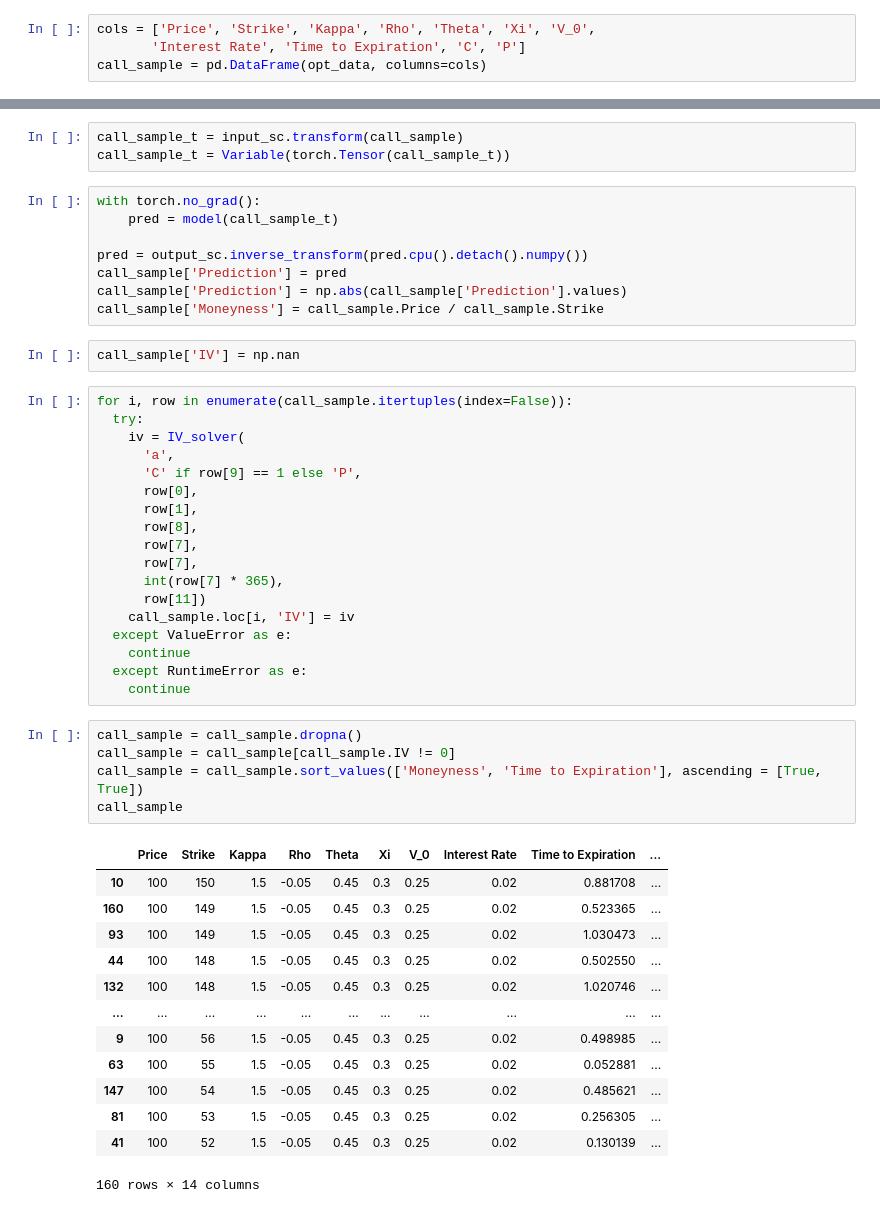
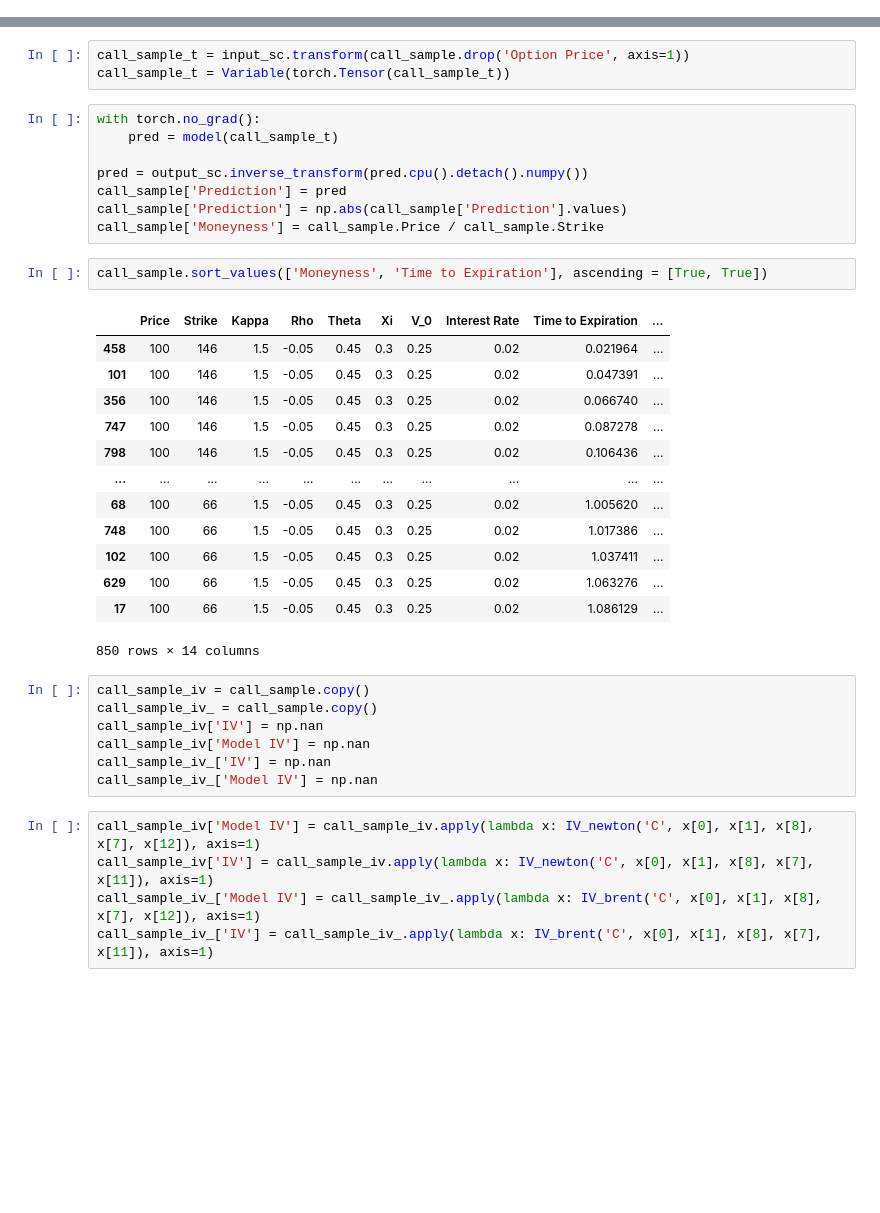
Before and after one commit to paolodelia99/thesis-option-pricing-with-deep-learning, a Jupyter notebook: notebooks/Finding_IV_Heston.ipynb, the cells around one changed output, grey strips where cells are left out. Drawn from its saved outputs; the diff is of its cells as text; blank space fills up the shorter version.

```diff
--- a/notebooks/Finding_IV_Heston.ipynb
+++ b/notebooks/Finding_IV_Heston.ipynb
@@ -330,4 +338,0 @@ opt_data = [[100, strike, 1.5, -0.05, 0.45, 0.3, 0.25, 0.02, t, 1, 0] for t, str
-# %%
-cols = ['Price', 'Strike', 'Kappa', 'Rho', 'Theta', 'Xi', 'V_0',
-       'Interest Rate', 'Time to Expiration', 'C', 'P']
-call_sample = pd.DataFrame(opt_data, columns=cols)
@@ -350,5 +384,5 @@ call_sample
 # %%
-call_sample_t = input_sc.transform(call_sample)
+call_sample_t = input_sc.transform(call_sample.drop('Option Price', axis=1))
 call_sample_t = Variable(torch.Tensor(call_sample_t))
 # %%
 with torch.no_grad():
@@ -358,42 +392,31 @@ pred = output_sc.inverse_transform(pred.cpu().detach().numpy())
 call_sample['Prediction'] = pred
 call_sample['Prediction'] = np.abs(call_sample['Prediction'].values)
 call_sample['Moneyness'] = call_sample.Price / call_sample.Strike
-# %%
-call_sample['IV'] = np.nan
-# %%
-for i, row in enumerate(call_sample.itertuples(index=False)):
-  try:
-    iv = IV_solver(
-      'a',
-      'C' if row[9] == 1 else 'P',
-      row[0],
-      row[1],
-      row[8],
-      row[7],
-      row[7],
-      int(row[7] * 365),
-      row[11])
-    call_sample.loc[i, 'IV'] = iv
-  except ValueError as e:
-    continue
-  except RuntimeError as e:
-    continue
 # %%
-call_sample = call_sample.dropna()
-call_sample = call_sample[call_sample.IV != 0]
-call_sample = call_sample.sort_values(['Moneyness', 'Time to Expiration'], ascending = [True, True])
-call_sample
+call_sample.sort_values(['Moneyness', 'Time to Expiration'], ascending = [True, True])
 # %% [output]
 |  | Price | Strike | Kappa | Rho | Theta | Xi | V_0 | Interest Rate | Time to Expiration | ... |
-| 10 | 100 | 150 | 1.5 | -0.05 | 0.45 | 0.3 | 0.25 | 0.02 | 0.881708 | ... |
-| 160 | 100 | 149 | 1.5 | -0.05 | 0.45 | 0.3 | 0.25 | 0.02 | 0.523365 | ... |
-| 93 | 100 | 149 | 1.5 | -0.05 | 0.45 | 0.3 | 0.25 | 0.02 | 1.030473 | ... |
-| 44 | 100 | 148 | 1.5 | -0.05 | 0.45 | 0.3 | 0.25 | 0.02 | 0.502550 | ... |
-| 132 | 100 | 148 | 1.5 | -0.05 | 0.45 | 0.3 | 0.25 | 0.02 | 1.020746 | ... |
+| 458 | 100 | 146 | 1.5 | -0.05 | 0.45 | 0.3 | 0.25 | 0.02 | 0.021964 | ... |
+| 101 | 100 | 146 | 1.5 | -0.05 | 0.45 | 0.3 | 0.25 | 0.02 | 0.047391 | ... |
+| 356 | 100 | 146 | 1.5 | -0.05 | 0.45 | 0.3 | 0.25 | 0.02 | 0.066740 | ... |
+| 747 | 100 | 146 | 1.5 | -0.05 | 0.45 | 0.3 | 0.25 | 0.02 | 0.087278 | ... |
+| 798 | 100 | 146 | 1.5 | -0.05 | 0.45 | 0.3 | 0.25 | 0.02 | 0.106436 | ... |
 | ... | ... | ... | ... | ... | ... | ... | ... | ... | ... | ... |
-| 9 | 100 | 56 | 1.5 | -0.05 | 0.45 | 0.3 | 0.25 | 0.02 | 0.498985 | ... |
-| 63 | 100 | 55 | 1.5 | -0.05 | 0.45 | 0.3 | 0.25 | 0.02 | 0.052881 | ... |
-| 147 | 100 | 54 | 1.5 | -0.05 | 0.45 | 0.3 | 0.25 | 0.02 | 0.485621 | ... |
-| 81 | 100 | 53 | 1.5 | -0.05 | 0.45 | 0.3 | 0.25 | 0.02 | 0.256305 | ... |
-| 41 | 100 | 52 | 1.5 | -0.05 | 0.45 | 0.3 | 0.25 | 0.02 | 0.130139 | ... |
+| 68 | 100 | 66 | 1.5 | -0.05 | 0.45 | 0.3 | 0.25 | 0.02 | 1.005620 | ... |
+| 748 | 100 | 66 | 1.5 | -0.05 | 0.45 | 0.3 | 0.25 | 0.02 | 1.017386 | ... |
+| 102 | 100 | 66 | 1.5 | -0.05 | 0.45 | 0.3 | 0.25 | 0.02 | 1.037411 | ... |
+| 629 | 100 | 66 | 1.5 | -0.05 | 0.45 | 0.3 | 0.25 | 0.02 | 1.063276 | ... |
+| 17 | 100 | 66 | 1.5 | -0.05 | 0.45 | 0.3 | 0.25 | 0.02 | 1.086129 | ... |
-160 rows × 14 columns
+850 rows × 14 columns
+# %%
+call_sample_iv = call_sample.copy()
+call_sample_iv_ = call_sample.copy()
+call_sample_iv['IV'] = np.nan
+call_sample_iv['Model IV'] = np.nan
+call_sample_iv_['IV'] = np.nan
+call_sample_iv_['Model IV'] = np.nan
+# %%
+call_sample_iv['Model IV'] = call_sample_iv.apply(lambda x: IV_newton('C', x[0], x[1], x[8], x[7], x[12]), axis=1)
+call_sample_iv['IV'] = call_sample_iv.apply(lambda x: IV_newton('C', x[0], x[1], x[8], x[7], x[11]), axis=1)
+call_sample_iv_['Model IV'] = call_sample_iv_.apply(lambda x: IV_brent('C', x[0], x[1], x[8], x[7], x[12]), axis=1)
+call_sample_iv_['IV'] = call_sample_iv_.apply(lambda x: IV_brent('C', x[0], x[1], x[8], x[7], x[11]), axis=1)
```
Also changed, not shown: parts of 40 cells of this notebook, 3 other files.
